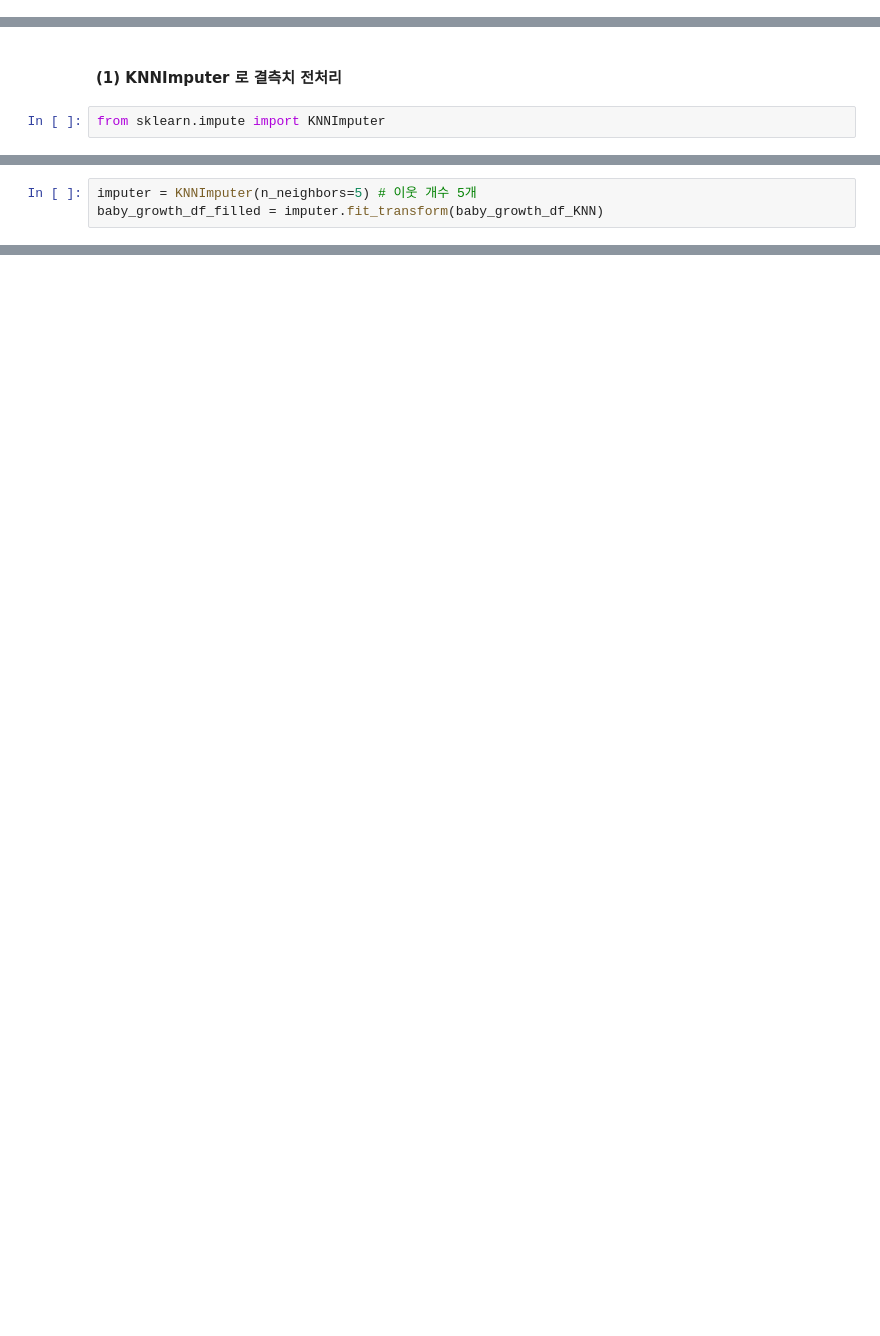
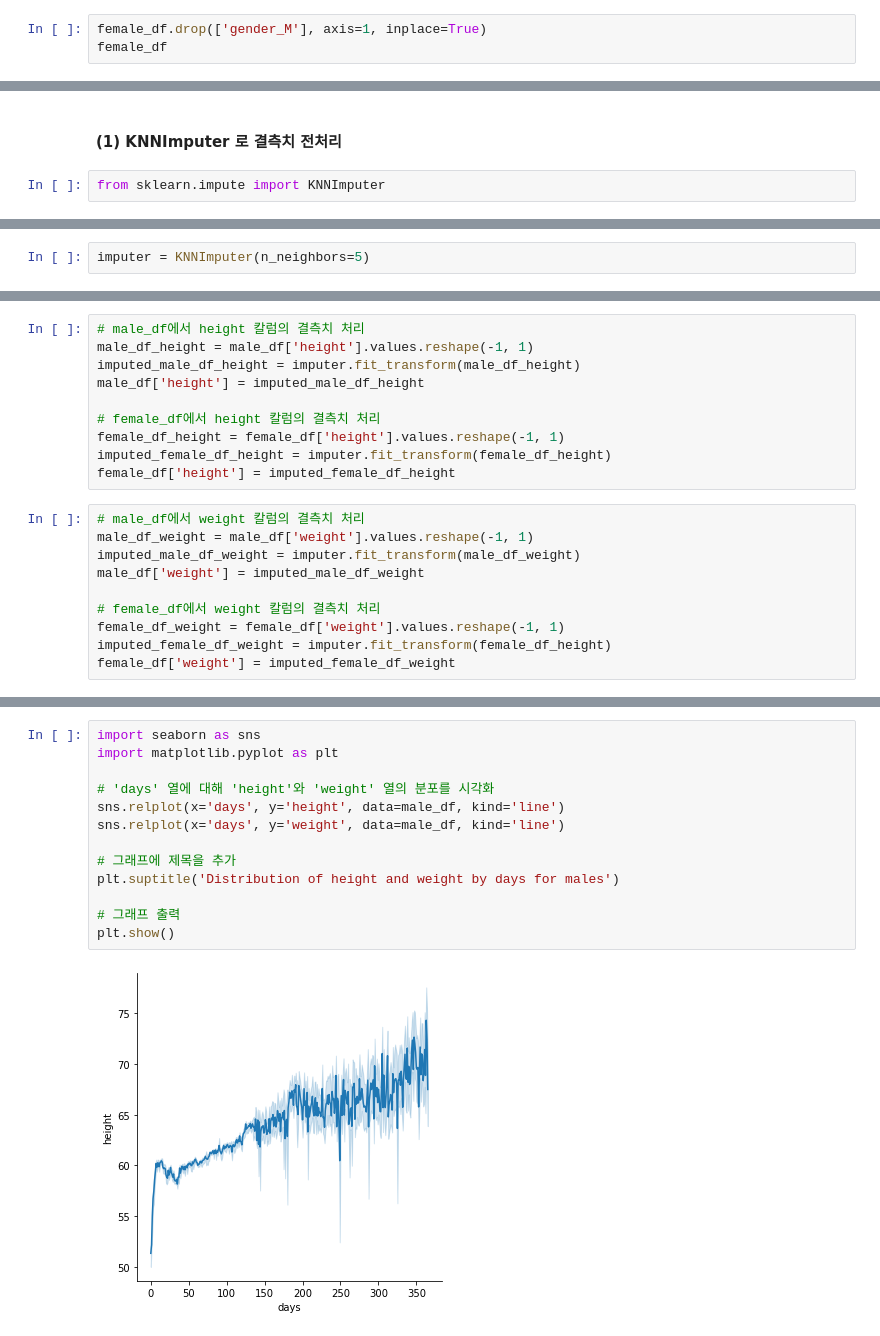
Before and after one commit to ChoKwonHwi/Capston_Project, a Jupyter notebook: babyinfo.ipynb, the cells around one changed output, grey strips where cells are left out. Saved outputs shown, nothing was run; the diff lists cells and outputs as text; blank space fills up the shorter version.

Commit message:
Divide data frames by gender, perform each preprocessing, and merge before modeling

```diff
--- a/babyinfo.ipynb
+++ b/babyinfo.ipynb
@@ -214,0 +237,3 @@ baby_growth_df
+# %%
+female_df.drop(['gender_M'], axis=1, inplace=True)
+female_df
@@ -236,3 +258,2 @@ baby_growth_df_KNN
 # %%
-imputer = KNNImputer(n_neighbors=5) # 이웃 개수 5개
-baby_growth_df_filled = imputer.fit_transform(baby_growth_df_KNN)
+imputer = KNNImputer(n_neighbors=5)
@@ -240,0 +260,20 @@ baby_growth_df[['days', 'gender_F', 'gender_M', 'height', 'weight']] = baby_grow
+# %%
+# male_df에서 height 칼럼의 결측치 처리
+male_df_height = male_df['height'].values.reshape(-1, 1)
+imputed_male_df_height = imputer.fit_transform(male_df_height)
+male_df['height'] = imputed_male_df_height
+
+# female_df에서 height 칼럼의 결측치 처리
+female_df_height = female_df['height'].values.reshape(-1, 1)
+imputed_female_df_height = imputer.fit_transform(female_df_height)
+female_df['height'] = imputed_female_df_height
+# %%
+# male_df에서 weight 칼럼의 결측치 처리
+male_df_weight = male_df['weight'].values.reshape(-1, 1)
+imputed_male_df_weight = imputer.fit_transform(male_df_weight)
+male_df['weight'] = imputed_male_df_weight
+
+# female_df에서 weight 칼럼의 결측치 처리
+female_df_weight = female_df['weight'].values.reshape(-1, 1)
+imputed_female_df_weight = imputer.fit_transform(female_df_height)
+female_df['weight'] = imputed_female_df_weight
@@ -240,0 +313,15 @@ baby_growth_df[['days', 'gender_F', 'gender_M', 'height', 'weight']] = baby_grow
+# %%
+import seaborn as sns
+import matplotlib.pyplot as plt
+
+# 'days' 열에 대해 'height'와 'weight' 열의 분포를 시각화
+sns.relplot(x='days', y='height', data=male_df, kind='line')
+sns.relplot(x='days', y='weight', data=male_df, kind='line')
+
+# 그래프에 제목을 추가
+plt.suptitle('Distribution of height and weight by days for males')
+
+# 그래프 출력
+plt.show()
+# %% [output]
+[figure, added]
```
Also changed, not shown: parts of 44 cells of this notebook.
